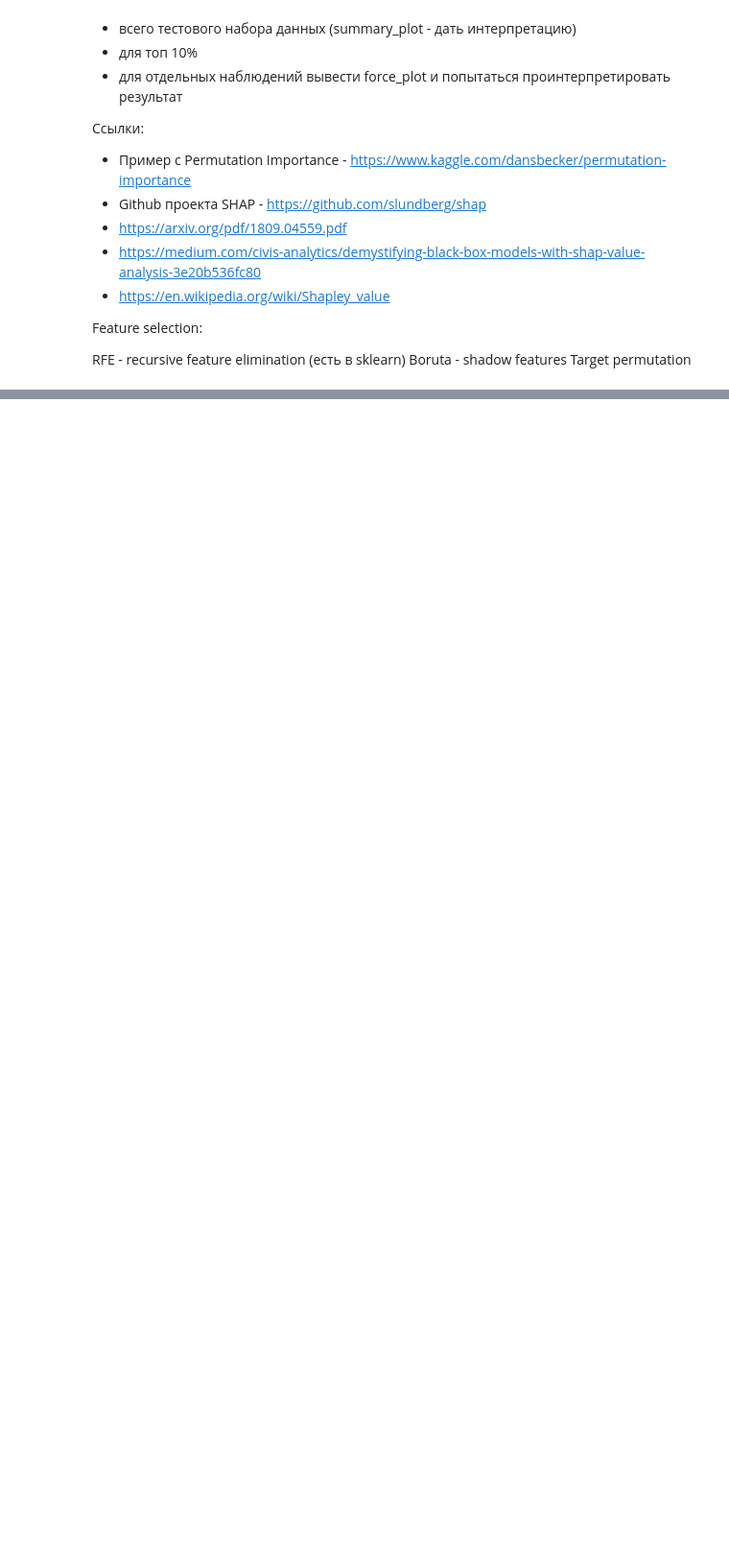
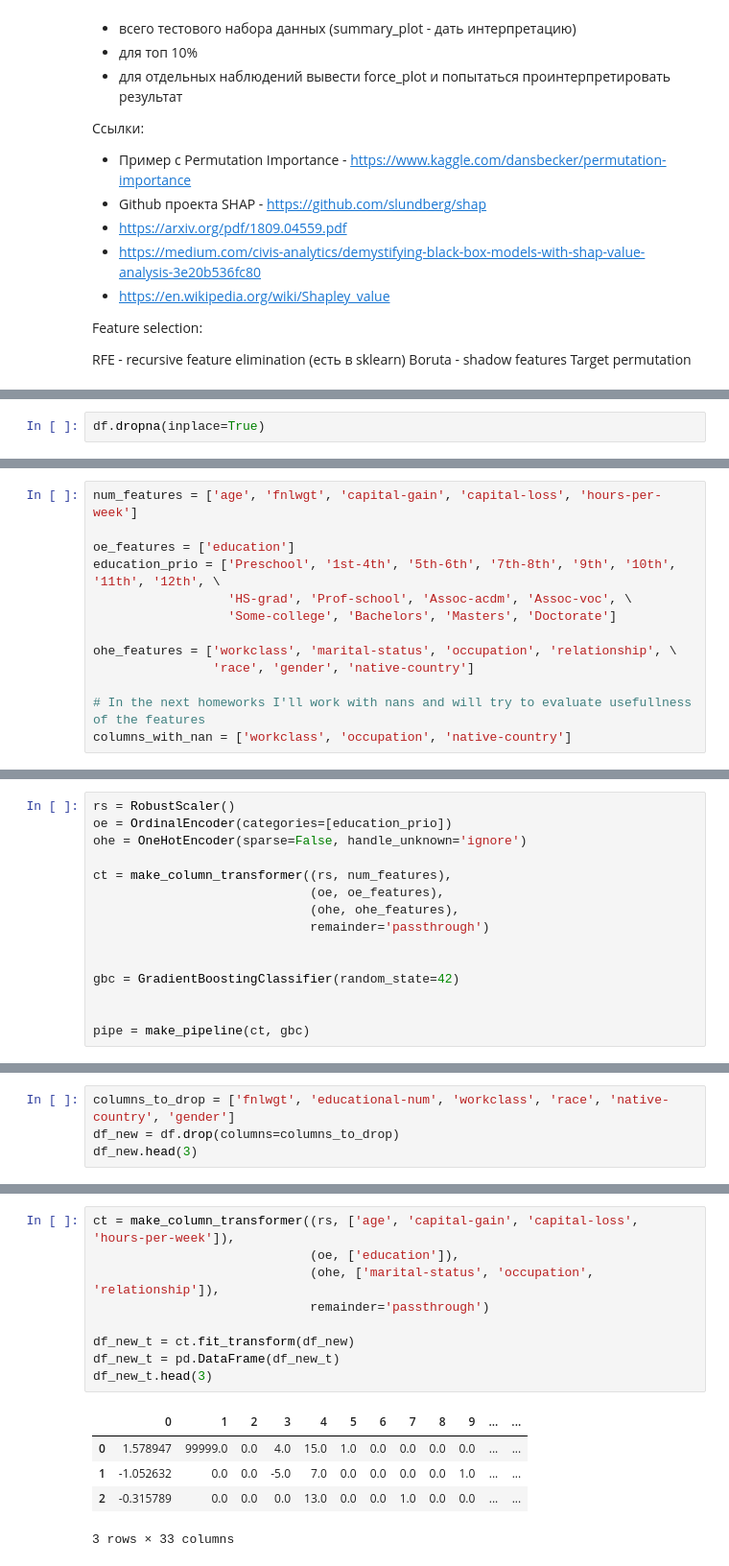
Before and after one commit to LeGGarD/machine-learning-in-business, a Jupyter notebook: lesson_7/lesson_7_hw.ipynb, the cells around one changed output, grey strips where cells are left out. Shown: that part at 96% size. Drawn from its saved outputs; the diff is of its cells as text; blank space fills up the shorter version.

Commit message:
some progress on lesson_7 homework

```diff
--- a/lesson_7/lesson_7_hw.ipynb
+++ b/lesson_7/lesson_7_hw.ipynb
@@ -24,0 +75,2 @@ Target permutation
+# %%
+df.dropna(inplace=True)
@@ -24,0 +82,13 @@ Target permutation
+# %%
+num_features = ['age', 'fnlwgt', 'capital-gain', 'capital-loss', 'hours-per-week']
+
+oe_features = ['education']
+education_prio = ['Preschool', '1st-4th', '5th-6th', '7th-8th', '9th', '10th', '11th', '12th', \
+                  'HS-grad', 'Prof-school', 'Assoc-acdm', 'Assoc-voc', \
+                  'Some-college', 'Bachelors', 'Masters', 'Doctorate']
+
+ohe_features = ['workclass', 'marital-status', 'occupation', 'relationship', \
+                'race', 'gender', 'native-country']
+
+# In the next homeworks I'll work with nans and will try to evaluate usefullness of the features
+columns_with_nan = ['workclass', 'occupation', 'native-country']
@@ -24,0 +97,15 @@ Target permutation
+# %%
+rs = RobustScaler()
+oe = OrdinalEncoder(categories=[education_prio])
+ohe = OneHotEncoder(sparse=False, handle_unknown='ignore')
+
+ct = make_column_transformer((rs, num_features),
+                             (oe, oe_features),
+                             (ohe, ohe_features),
+                             remainder='passthrough')
+
+
+gbc = GradientBoostingClassifier(random_state=42)
+
+
+pipe = make_pipeline(ct, gbc)
@@ -24,0 +117,4 @@ Target permutation
+# %%
+columns_to_drop = ['fnlwgt', 'educational-num', 'workclass', 'race', 'native-country', 'gender']
+df_new = df.drop(columns=columns_to_drop)
+df_new.head(3)
@@ -24,0 +126,15 @@ Target permutation
+# %%
+ct = make_column_transformer((rs, ['age', 'capital-gain', 'capital-loss', 'hours-per-week']),
+                             (oe, ['education']),
+                             (ohe, ['marital-status', 'occupation', 'relationship']),
+                             remainder='passthrough')
+
+df_new_t = ct.fit_transform(df_new)
+df_new_t = pd.DataFrame(df_new_t)
+df_new_t.head(3)
+# %% [output]
+|  | 0 | 1 | 2 | 3 | 4 | 5 | 6 | 7 | 8 | 9 | ... | ... |
+| 0 | 1.578947 | 99999.0 | 0.0 | 4.0 | 15.0 | 1.0 | 0.0 | 0.0 | 0.0 | 0.0 | ... | ... |
+| 1 | -1.052632 | 0.0 | 0.0 | -5.0 | 7.0 | 0.0 | 0.0 | 0.0 | 0.0 | 1.0 | ... | ... |
+| 2 | -0.315789 | 0.0 | 0.0 | 0.0 | 13.0 | 0.0 | 0.0 | 1.0 | 0.0 | 0.0 | ... | ... |
+3 rows × 33 columns
```
Also changed, not shown: parts of 15 cells of this notebook.
